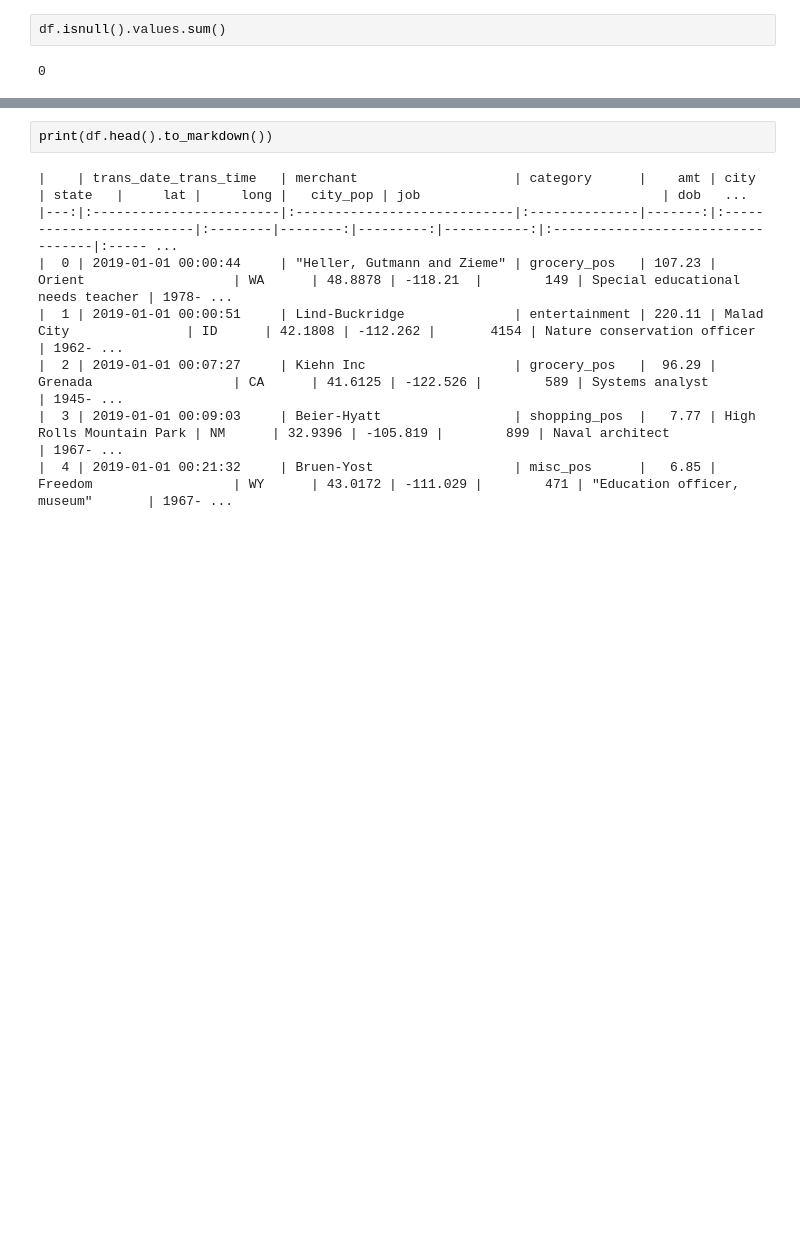
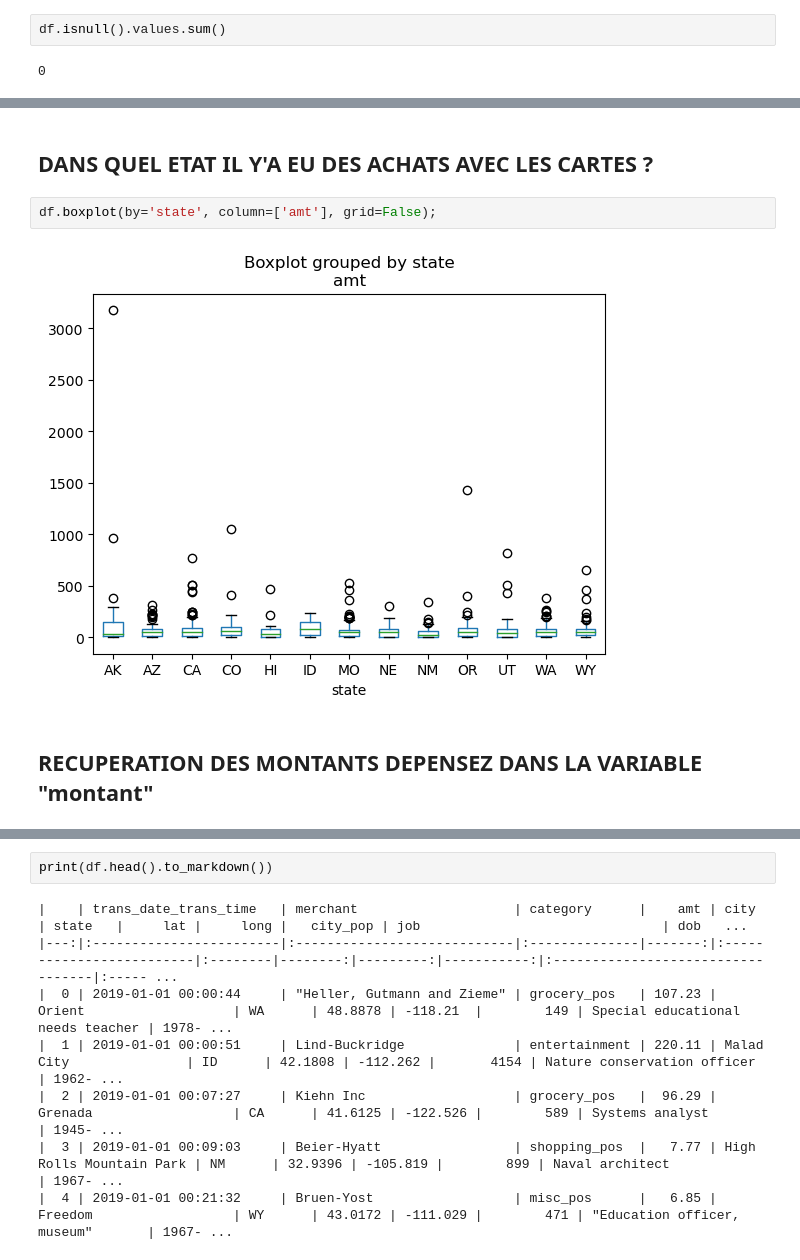
Before and after one commit to AbdoulAzizBaoula/creditCardFraude, a Jupyter notebook: index.ipynb, the cells around one changed output, grey strips where cells are left out. Drawn from its saved outputs; the diff is of its cells as text; blank space fills up the shorter version.

```diff
--- a/index.ipynb
+++ b/index.ipynb
@@ -71,0 +103,8 @@ df[cont_feat].describe()
+# %% [markdown]
+## DANS QUEL ETAT IL Y'A EU DES ACHATS AVEC LES CARTES ?
+# %%
+df.boxplot(by='state', column=['amt'], grid=False);
+# %% [output]
+[figure, added]
+# %% [markdown]
+## RECUPERATION DES MONTANTS DEPENSEZ DANS LA VARIABLE "montant"
```
Also changed, not shown: parts of 35 cells of this notebook, 4 other files.
